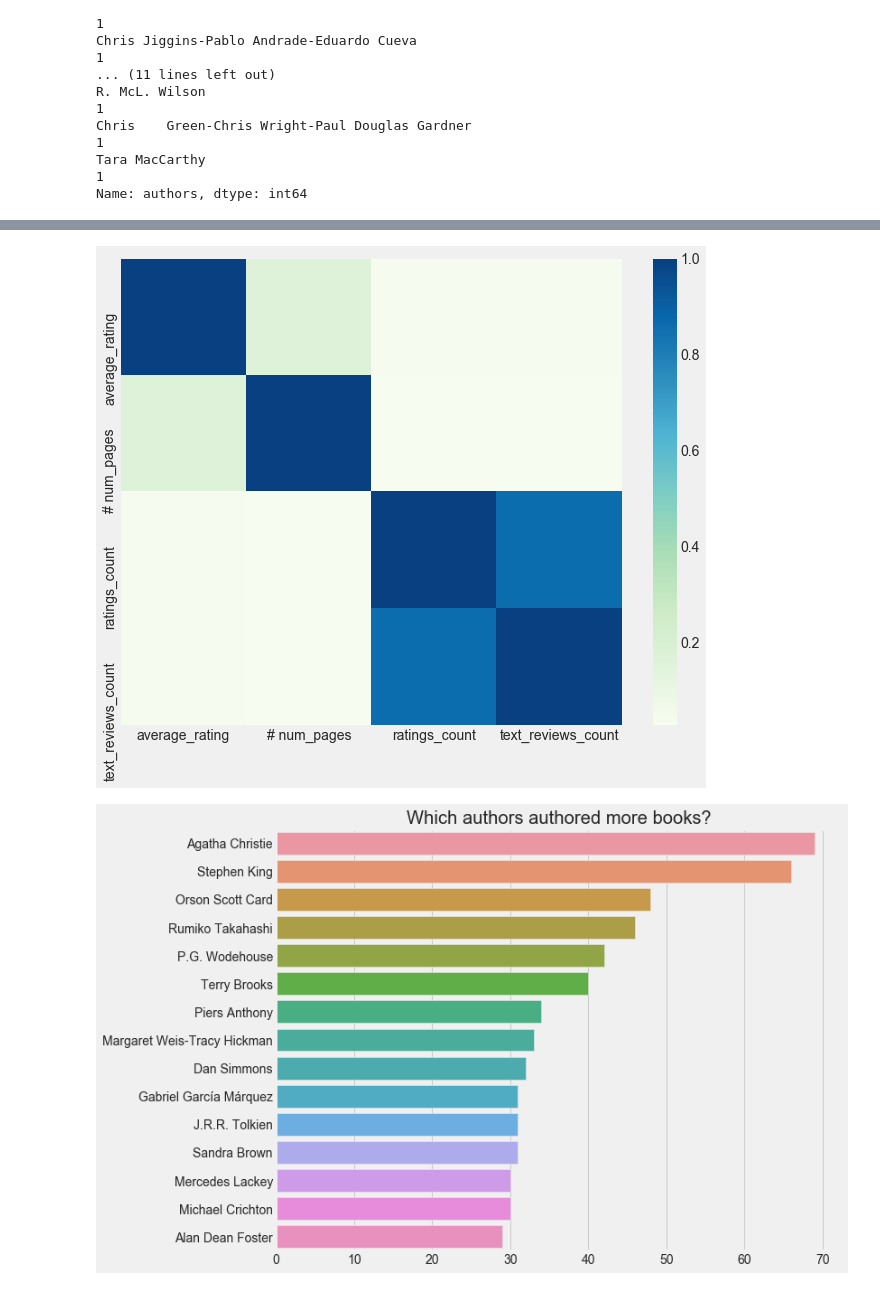
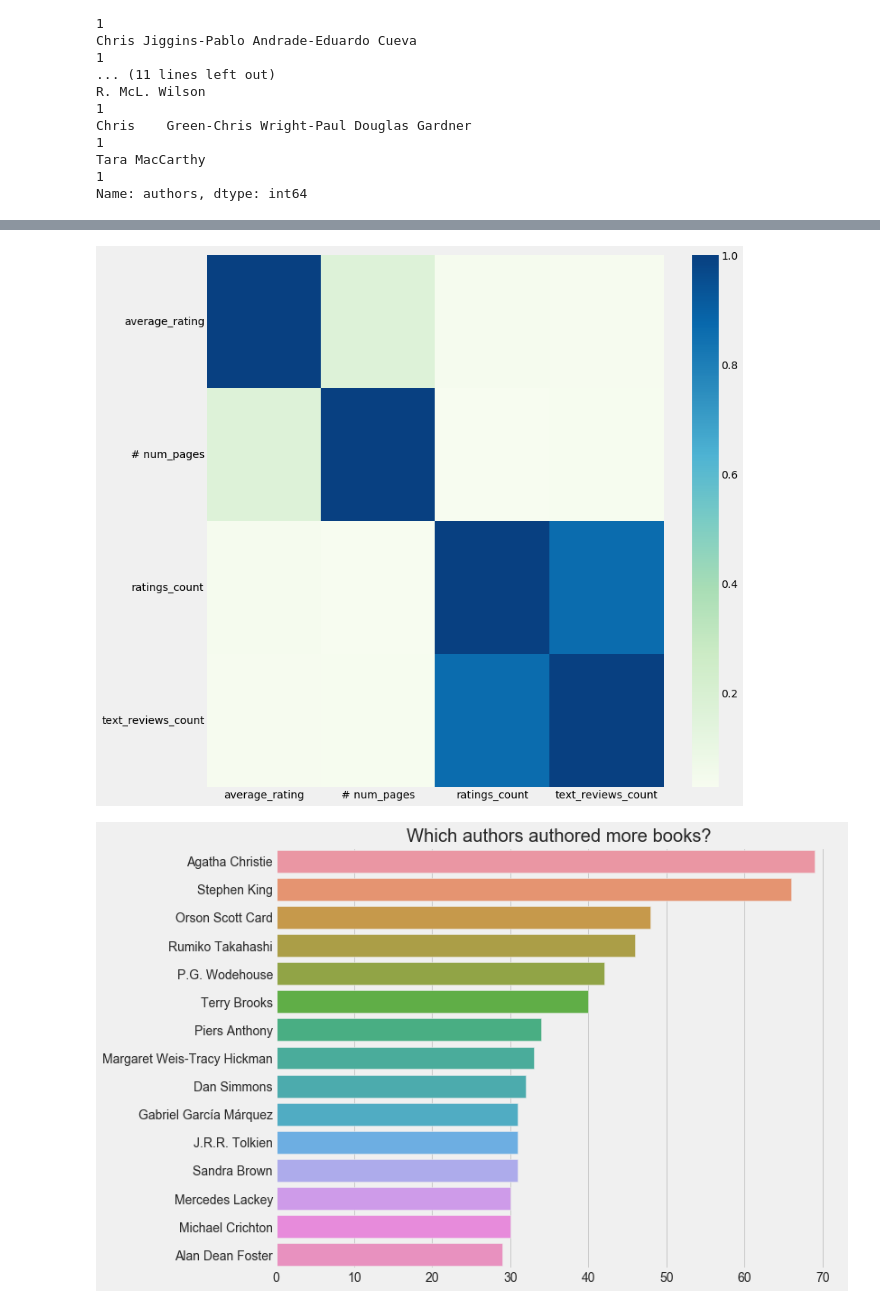
Before and after one commit to archanadixit/DS-ML-DL-AI, a Jupyter notebook: Goodreads Books/Goodread_Books_Analysis.ipynb, the cells around one changed output, grey strips where cells are left out. Saved outputs shown, nothing was run; the diff lists cells and outputs as text; code cells hidden in the pictures.

```diff
--- a/Goodreads Books/Goodread_Books_Analysis.ipynb
+++ b/Goodreads Books/Goodread_Books_Analysis.ipynb
@@ -226,13 +226,15 @@ books[(books['authors'].str.contains("J.K. Rowling")) & (books['average_rating']
 # %%
 # correlation
 corr = books.corr()
-plt.figure(figsize=(10,8))
+plt.figure(figsize=(12,12))
 plt.style.use('fivethirtyeight')
 sns.heatmap(corr, cmap='GnBu')
+plt.xticks([i + 0.5 for i, _ in enumerate(corr.index)])
+plt.yticks(np.arange(4)+0.5,rotation=0, va="center") # fontsize="14",
 plt.show()
 # strong correlation between ratings_count & text_reviews_count which makes sense.
 # %% [output]
-[figure, old version]
+[figure, new version]
 # %%
 # which authors wrote maximum books (top 15)?
 plt.figure(figsize=(10,8))
```
